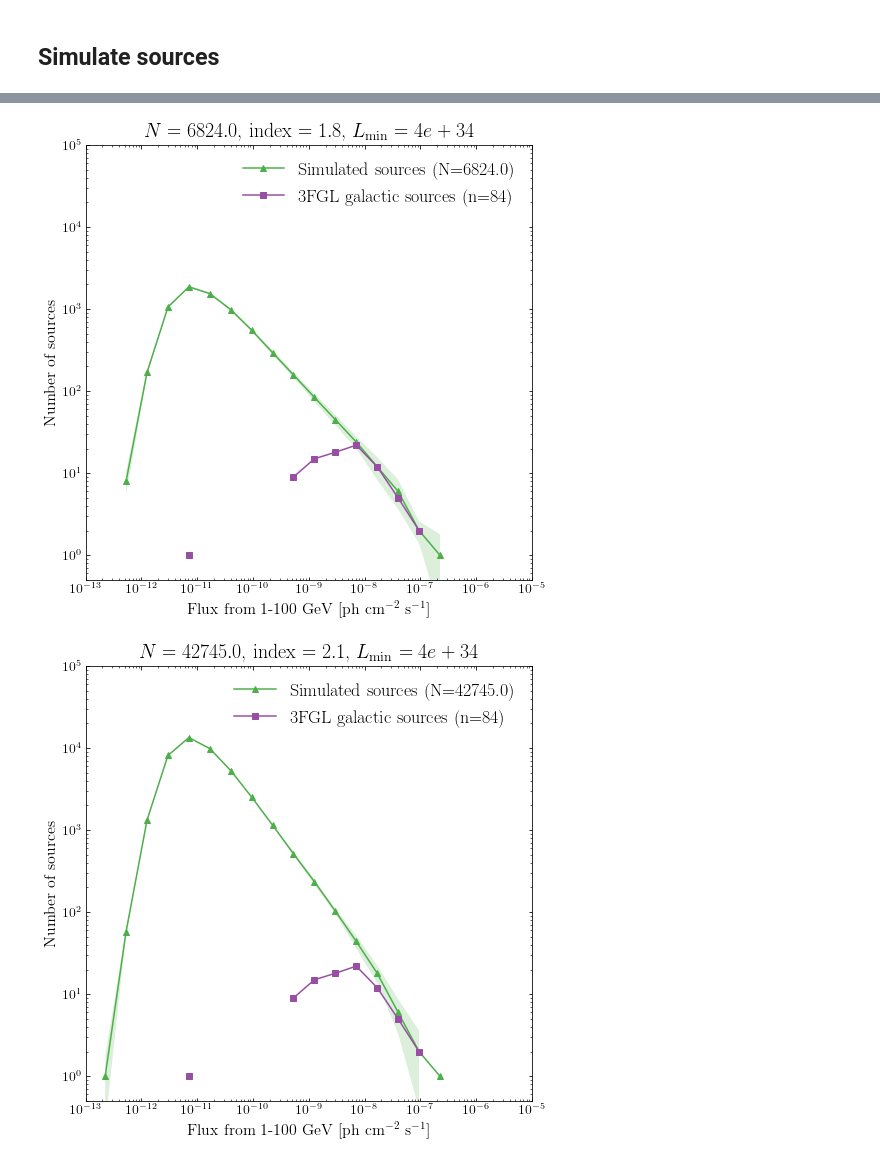
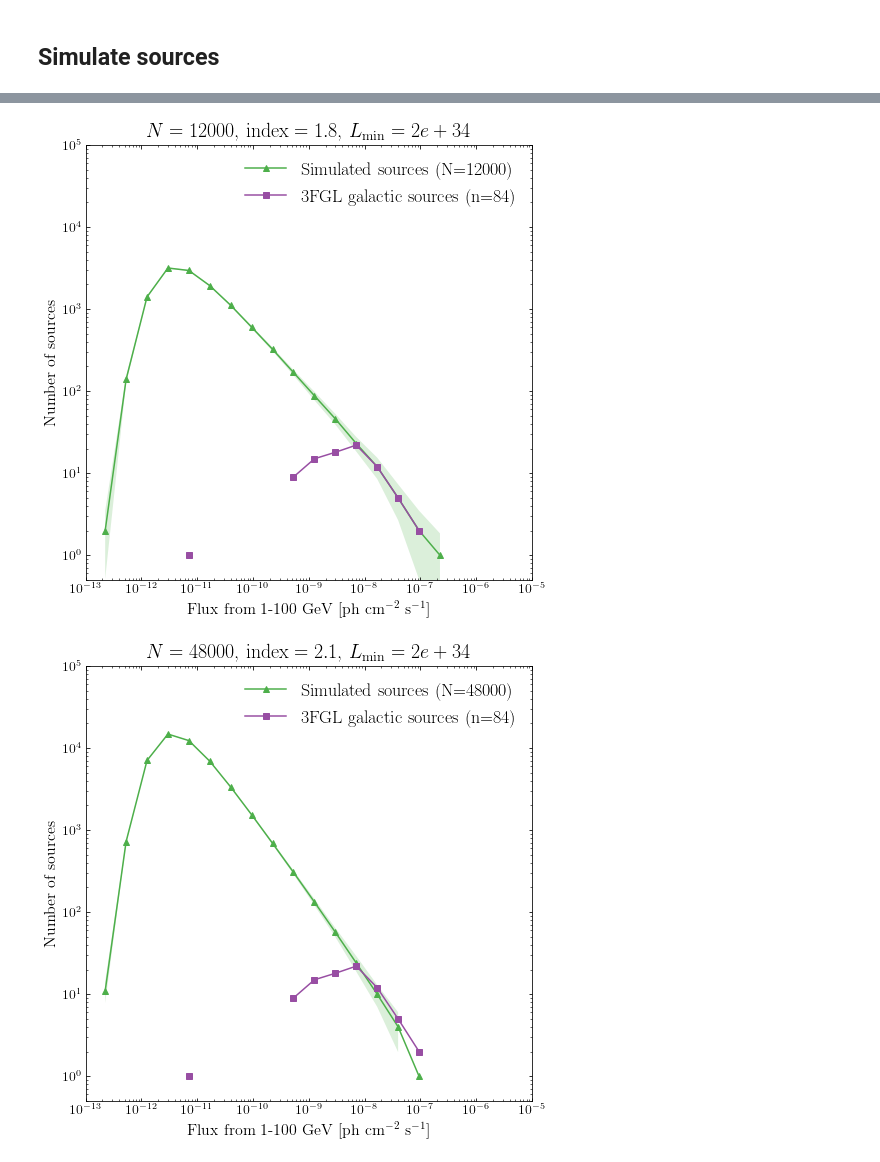
Before and after one commit to martp91/y-rays-UPS, a Jupyter notebook: sim_gamma_sources.ipynb, the cells around one changed output, grey strips where cells are left out. Drawn from its saved outputs; the diff is of its cells as text; code cells hidden in the pictures.

```diff
--- a/sim_gamma_sources.ipynb
+++ b/sim_gamma_sources.ipynb
@@ -726,13 +747,15 @@ def plot_trend(l_i,l_i_err,options=['test']):
 #Nn = [3000,10000,30000,60000]
 
 
-R_spec1,std_R1,lb_frac,std_lb_frac = ave_samples(10,Nsnr=12000,LF_i_snr=1.8,
+R_spec1,std_R1,lb_frac,std_lb_frac,mp = ave_samples(10,Nsnr=12000,LF_i_snr=1.8,
                             Lmin_snr=2e34,Lmax_snr=5e38,
-                            plothist=True,printstatements=False,
+                            plothist=False,printstatements=False,
                            alpha=alp,beta=bet,H=H,
                            hist_3fgl=hist_3fgl_snr,ft=5e-9,spectrum=intp_3fgl_snr_normed)
 
-l1, l1_err = plot_spec(R_spec1,std_R1,plot=True)
+
+
+#l1, l1_err = plot_spec(R_spec1,std_R1,plot=True)
 # mp[mp==0]=1e-14
 # mp = np.log10(mp)
 # fig = plt.figure(figsize=(25,10))
@@ -744,9 +767,9 @@ l1, l1_err = plot_spec(R_spec1,std_R1,plot=True)
 # ax.set_ylim([140,220])
 # ax.set_xlabel('l')
 # ax.set_ylabel('b')
-# im = ax.imshow(mp[:,:],cmap='hot',vmin=-12,vmax=-5)
+# im = ax.imshow(mp[:,:],cmap='hot',vmin=-12,vmax=-7)
 # fig.colorbar(im,orientation='horizontal',shrink=0.5)
 
-plot_trend([l1],[l1_err])
+#plot_trend([l1],[l1_err])
 # %% [output]
 Doing 10 sample galaxys with 12000 sources,LF_i = 1.8, Lmin = 2e+34,Lmax=5e+38, this might take some time...
@@ -774,6 +817,7 @@ L_max = [1e38,5e38,1e39,2e39]
 L_min = [5e33,4e34,1e35]
 aa = [1.5,1.8,2.1]
 L_max = [5e38]
+Lmax = 5e38
 options = []
 Nft = 41
 ft = 5e-9
@@ -781,27 +825,42 @@ Dmin = 6.*kpc
 
 Dmax = 8*kpc
 
-for Lmin in L_min:
-    for a in aa:
-        for Lmax in L_max:
-            N = Nft*(Lmin**(1-a)-Lmax**(1-a))/((4*np.pi*ft*Dmin**2)**(1-a)-Lmax**(1-a))
-            N = np.rint(N)
-            if N > 500000:
-                print "Too much sources :("
-                continue
-            options.append((N,a,Lmin))
-            R_spec1,std_R1,lb_frac,std_lb_frac = ave_samples(10,Nsnr=N,LF_i_snr=a,
+options = [(1.5,5e33,4100),(1.8,5e33,35000),(2.1,5e33,210000),(1.5,2e34,2000),(1.8,2e34,12000),(2.1,2e34,48000),
+          (1.5,8e34,1000),(1.8,8e34,4100),(2.1,8e34,12000)]
+
+for op in options:
+    a,Lmin,N = op
+    R_spec1,std_R1,lb_frac,std_lb_frac = ave_samples(500,Nsnr=N,LF_i_snr=a,
                                         Lmin_snr=Lmin,Lmax_snr=Lmax,
                                         plothist=True,printstatements=False,
                                        alpha=alp,beta=bet,H=H,
                                        hist_3fgl=hist_3fgl_snr,ft=5e-9,spectrum=intp_3fgl_snr_normed)
+    l1, l1_err = plot_spec(R_spec1,std_R1,plot=False)
+    ind.append(l1)
+    ind_err.append(l1_err)
+    frac_op.append(lb_frac)
+    std_frac_op.append(std_lb_frac)
+# for Lmin in L_min:
+#     for a in aa:
+#         for Lmax in L_max:
+#             N = Nft*(Lmin**(1-a)-Lmax**(1-a))/((4*np.pi*ft*Dmin**2)**(1-a)-Lmax**(1-a))
+#             N = np.rint(N)
+#             if N > 500000:
+#                 print "Too much sources :("
+#                 continue
+#             options.append((N,a,Lmin))
+#             R_spec1,std_R1,lb_frac,std_lb_frac = ave_samples(10,Nsnr=N,LF_i_snr=a,
+#                                         Lmin_snr=Lmin,Lmax_snr=Lmax,
+#                                         plothist=True,printstatements=False,
+#                                        alpha=alp,beta=bet,H=H,
+#                                        hist_3fgl=hist_3fgl_snr,ft=5e-9,spectrum=intp_3fgl_snr_normed)
 
 
-            l1, l1_err = plot_spec(R_spec1,std_R1,plot=False)
-            ind.append(l1)
-            ind_err.append(l1_err)
-            frac_op.append(lb_frac)
-            std_frac_op.append(std_lb_frac)
+#             l1, l1_err = plot_spec(R_spec1,std_R1,plot=False)
+#             ind.append(l1)
+#             ind_err.append(l1_err)
+#             frac_op.append(lb_frac)
+#             std_frac_op.append(std_lb_frac)
 frac_op = np.array(frac_op)
 std_frac_op = np.array(std_frac_op)
 plot_trend(ind,ind_err,options)
@@ -830,2 +899,2 @@ Doing 10 sample galaxys with 15600.0 sources,LF_i = 2.1, Lmin = 1e+35,Lmax=5e+38
-[figure, old version]
+[figure, new version]
-[figure, old version]
+[figure, new version]
```
Also changed, not shown: parts of 10 cells of this notebook.
